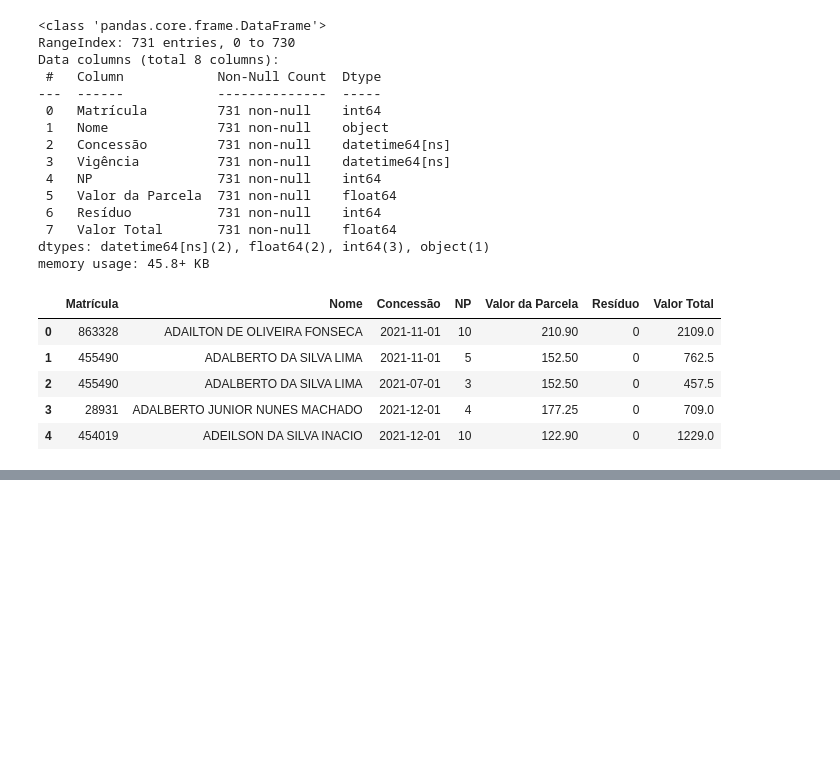
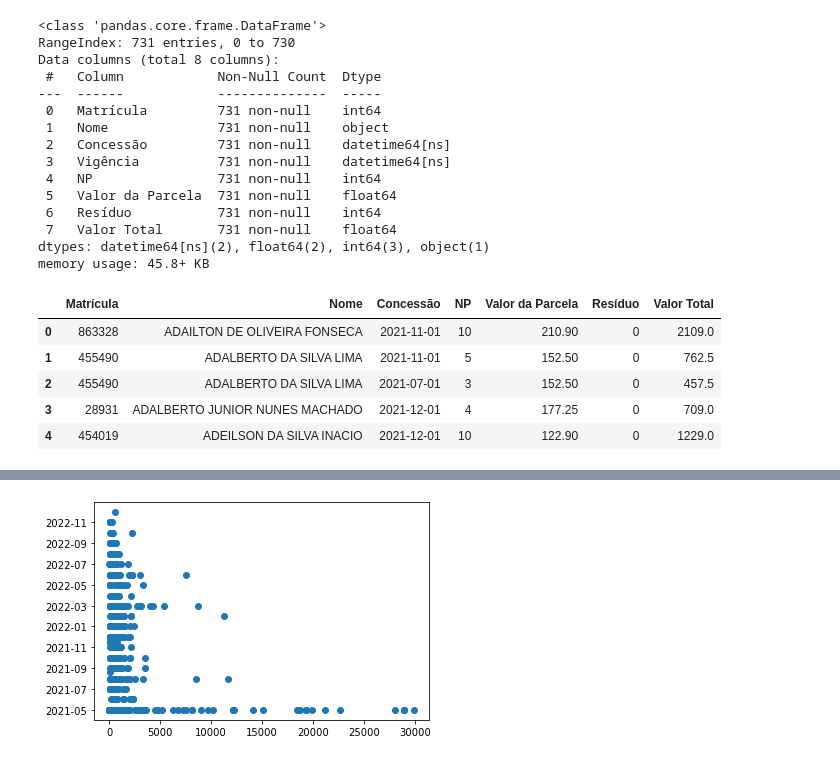
Before and after one commit to Jefferson170713/Data_Science, a Jupyter notebook: Estudo e análises/Estudo e análise Rayssa.ipynb, the cells around one changed output, grey strips where cells are left out. Cells and saved outputs as stored; diff of their text form; code cells hidden in the pictures; blank space fills up the shorter version.

```diff
--- a/Estudo e análises/Estudo e análise Rayssa.ipynb
+++ b/Estudo e análises/Estudo e análise Rayssa.ipynb
@@ -45,0 +64,5 @@ AttributeError: 'DataFrame' object has no attribute 'unique'
+# %%
+plt.scatter(data=df_1, y='Concessão', x= 'Valor Total')
+plt.show()
+# %% [output]
+[figure, added]
```
Also changed, not shown: parts of 5 cells of this notebook, 1 other file.
